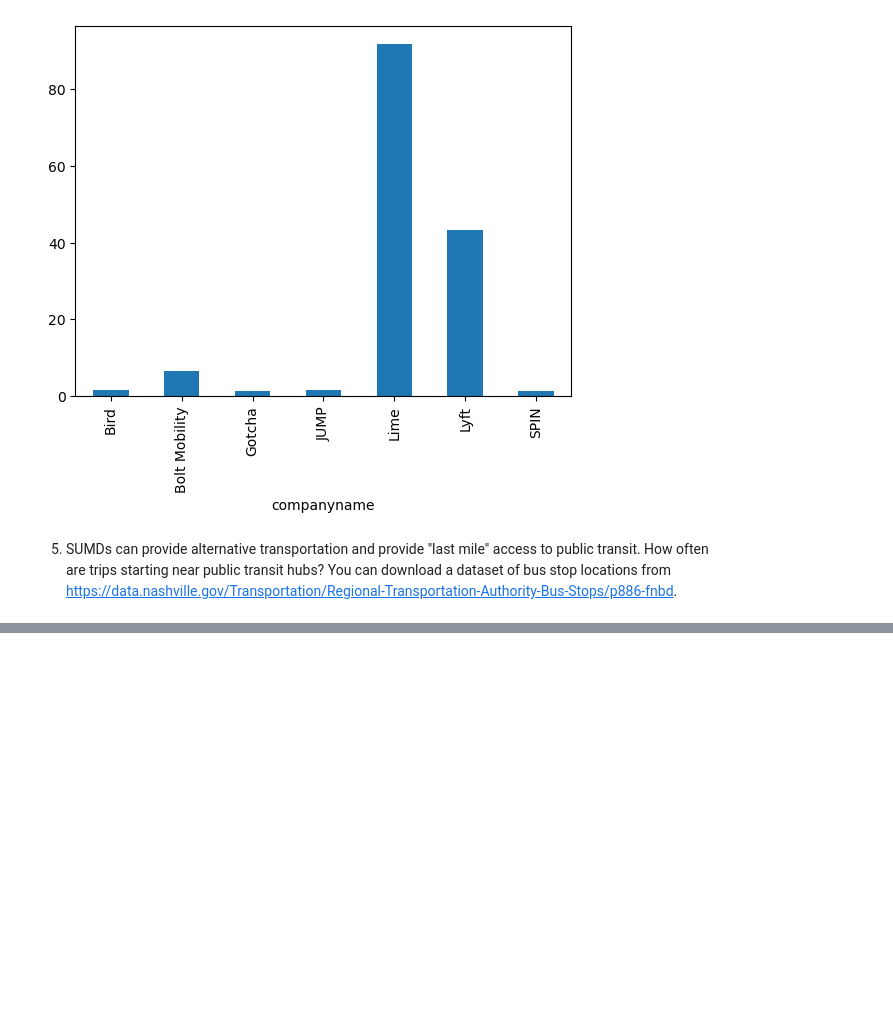
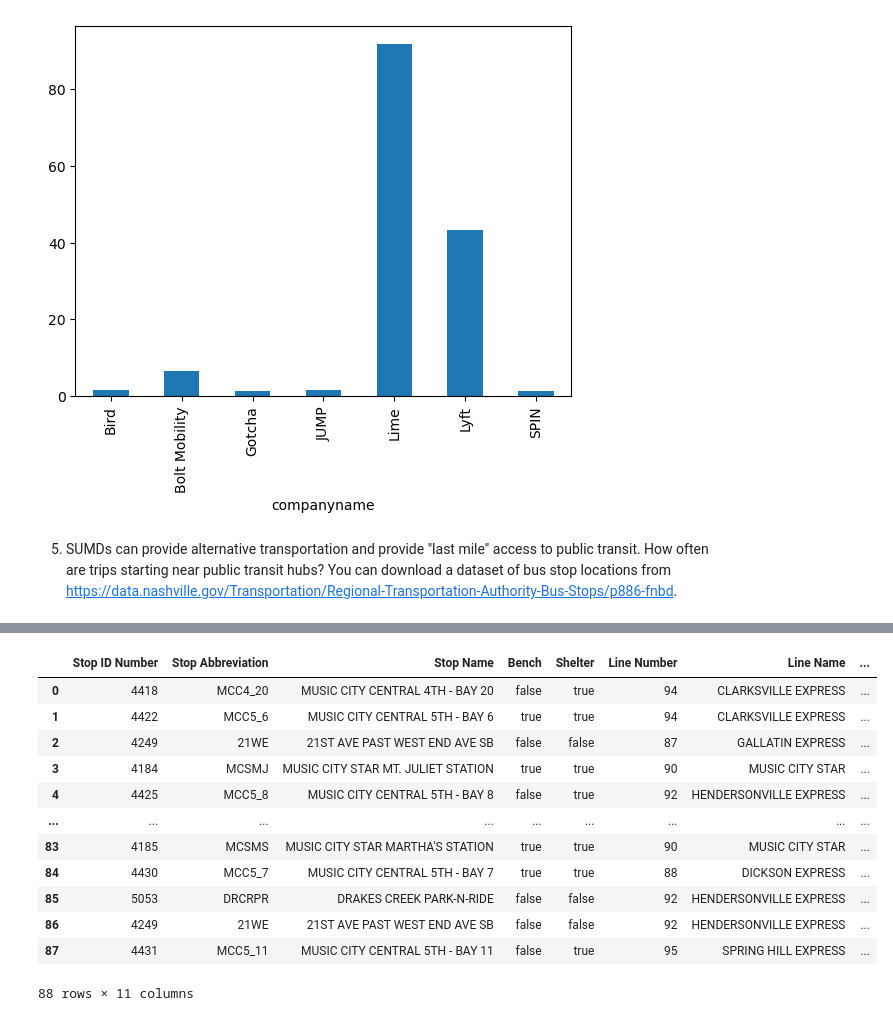
Before and after one commit to elisianguyen/nashville_scooters, a Jupyter notebook: notebooks/scooter_code.ipynb, the cells around one changed output, grey strips where cells are left out. Drawn from its saved outputs; the diff is of its cells as text; code cells hidden in the pictures; blank space fills up the shorter version.

```diff
--- a/notebooks/scooter_code.ipynb
+++ b/notebooks/scooter_code.ipynb
@@ -502,0 +547,5 @@ percents.plot(kind='bar')
+# %%
+bus_stops= gpd.read_file('../data/Regional_Transportation_Authority_Bus_Stops_20240106.csv')
+bs=bus_stops[['Stop Name', 'Stop ID Number', 'Mapped Location']]
+bs[['latitude','longitude']]=bs['Mapped Location'].str.split(',', expand=True)
+bs
@@ -502,0 +576,19 @@ percents.plot(kind='bar')
+# %%
+bus_stops[['latitude','longitude']]=bus_stops['Mapped Location'].str.split(',', expand=True)
+bus_stops.latitude=bus_stops.latitude.str.replace('(','').astype(float)
+bus_stops.longitude=bus_stops.longitude.str.replace(')','').astype(float)
+bus_stops
+# %% [output]
+|  | Stop ID Number | Stop Abbreviation | Stop Name | Bench | Shelter | Line Number | Line Name | ... |
+| 0 | 4418 | MCC4_20 | MUSIC CITY CENTRAL 4TH - BAY 20 | false | true | 94 | CLARKSVILLE EXPRESS | ... |
+| 1 | 4422 | MCC5_6 | MUSIC CITY CENTRAL 5TH - BAY 6 | true | true | 94 | CLARKSVILLE EXPRESS | ... |
+| 2 | 4249 | 21WE | 21ST AVE PAST WEST END AVE SB | false | false | 87 | GALLATIN EXPRESS | ... |
+| 3 | 4184 | MCSMJ | MUSIC CITY STAR MT. JULIET STATION | true | true | 90 | MUSIC CITY STAR | ... |
+| 4 | 4425 | MCC5_8 | MUSIC CITY CENTRAL 5TH - BAY 8 | false | true | 92 | HENDERSONVILLE EXPRESS | ... |
+| ... | ... | ... | ... | ... | ... | ... | ... | ... |
+| 83 | 4185 | MCSMS | MUSIC CITY STAR MARTHA'S STATION | true | true | 90 | MUSIC CITY STAR | ... |
+| 84 | 4430 | MCC5_7 | MUSIC CITY CENTRAL 5TH - BAY 7 | true | true | 88 | DICKSON EXPRESS | ... |
+| 85 | 5053 | DRCRPR | DRAKES CREEK PARK-N-RIDE | false | false | 92 | HENDERSONVILLE EXPRESS | ... |
+| 86 | 4249 | 21WE | 21ST AVE PAST WEST END AVE SB | false | false | 92 | HENDERSONVILLE EXPRESS | ... |
+| 87 | 4431 | MCC5_11 | MUSIC CITY CENTRAL 5TH - BAY 11 | false | true | 95 | SPRING HILL EXPRESS | ... |
+88 rows × 11 columns
```
Also changed, not shown: parts of 12 cells of this notebook.
